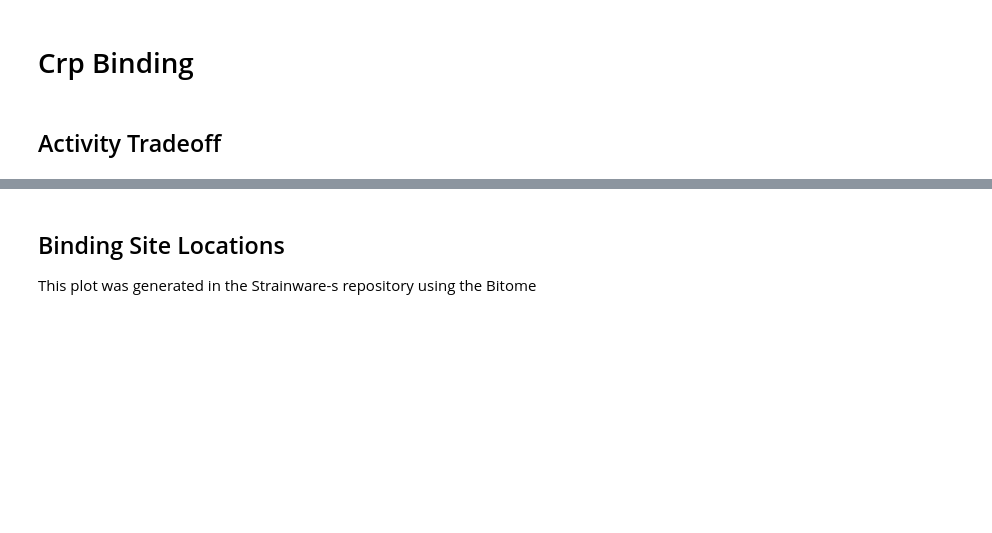
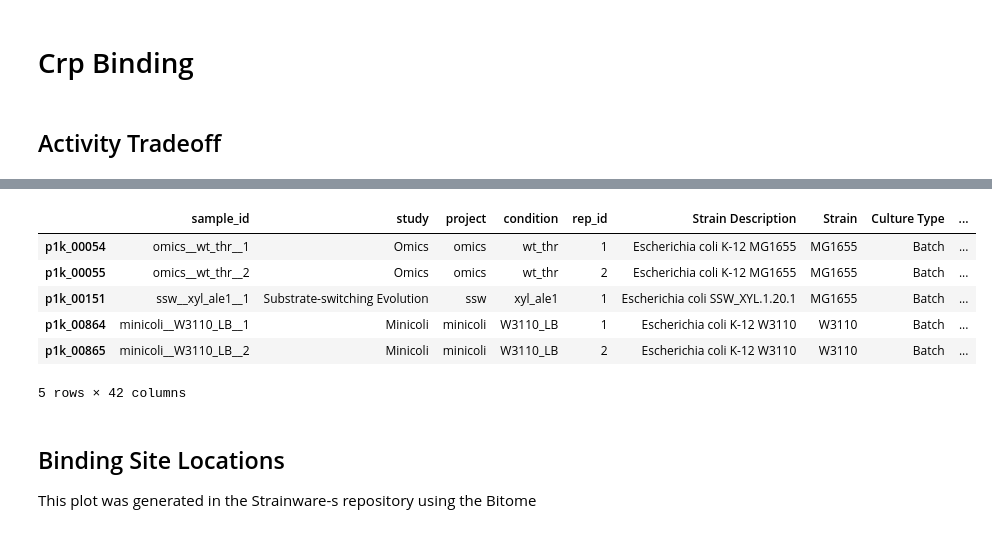
Before and after one commit to SBRG/precise1k, a Jupyter notebook: notebooks/precise1k/fig__investigate_activities.ipynb, the cells around one changed output, grey strips where cells are left out. Drawn from its saved outputs; the diff is of its cells as text; code cells hidden in the pictures; blank space fills up the shorter version.

```diff
--- a/notebooks/precise1k/fig__investigate_activities.ipynb
+++ b/notebooks/precise1k/fig__investigate_activities.ipynb
@@ -316,3 +344,14 @@ plt.savefig(os.path.join(FIG_PATH, 'crp_tradeoff.png'), dpi=400, bbox_inches='ti
+# %%
+thing = p1k.A.loc[['Crp-1', 'Crp-2']].T
+p1k.sample_table.loc[thing[(thing['Crp-1'] > 10) & (thing['Crp-2'] < -2)].index]
+# %% [output]
+|  | sample_id | study | project | condition | rep_id | Strain Description | Strain | Culture Type | ... |
+| p1k_00054 | omics__wt_thr__1 | Omics | omics | wt_thr | 1 | Escherichia coli K-12 MG1655 | MG1655 | Batch | ... |
+| p1k_00055 | omics__wt_thr__2 | Omics | omics | wt_thr | 2 | Escherichia coli K-12 MG1655 | MG1655 | Batch | ... |
+| p1k_00151 | ssw__xyl_ale1__1 | Substrate-switching Evolution | ssw | xyl_ale1 | 1 | Escherichia coli SSW_XYL.1.20.1 | MG1655 | Batch | ... |
+| p1k_00864 | minicoli__W3110_LB__1 | Minicoli | minicoli | W3110_LB | 1 | Escherichia coli K-12 W3110 | W3110 | Batch | ... |
+| p1k_00865 | minicoli__W3110_LB__2 | Minicoli | minicoli | W3110_LB | 2 | Escherichia coli K-12 W3110 | W3110 | Batch | ... |
+5 rows × 42 columns
 # %% [markdown]
 ## Binding Site Locations
 
```
Also changed, not shown: parts of 7 cells of this notebook, 17 other files.
